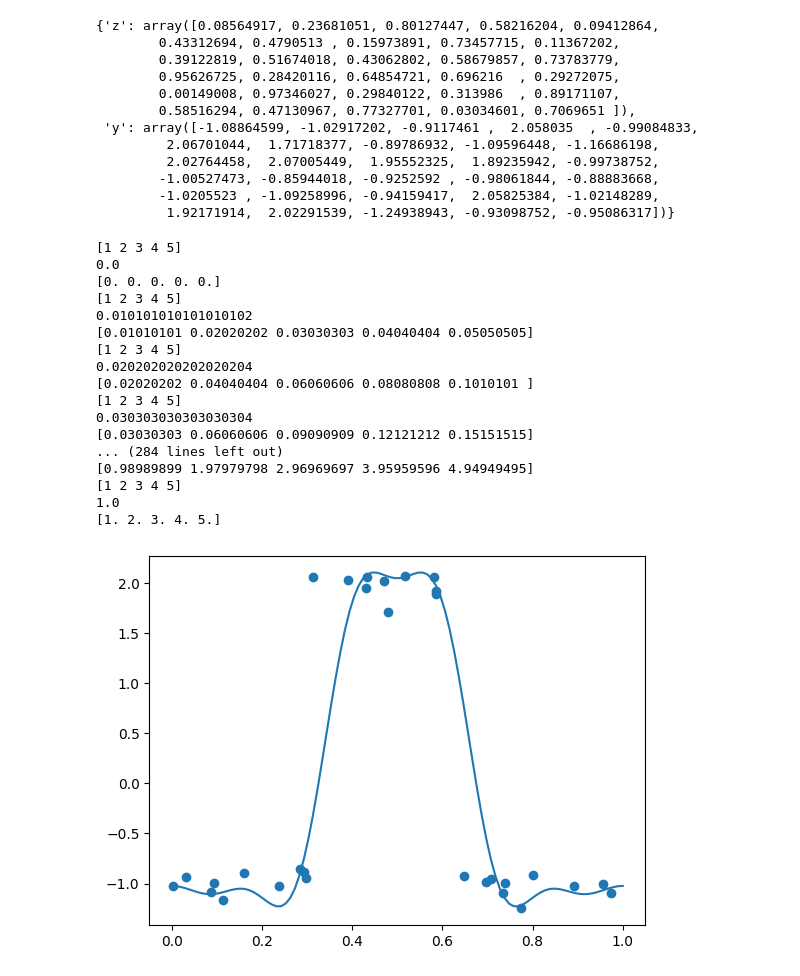
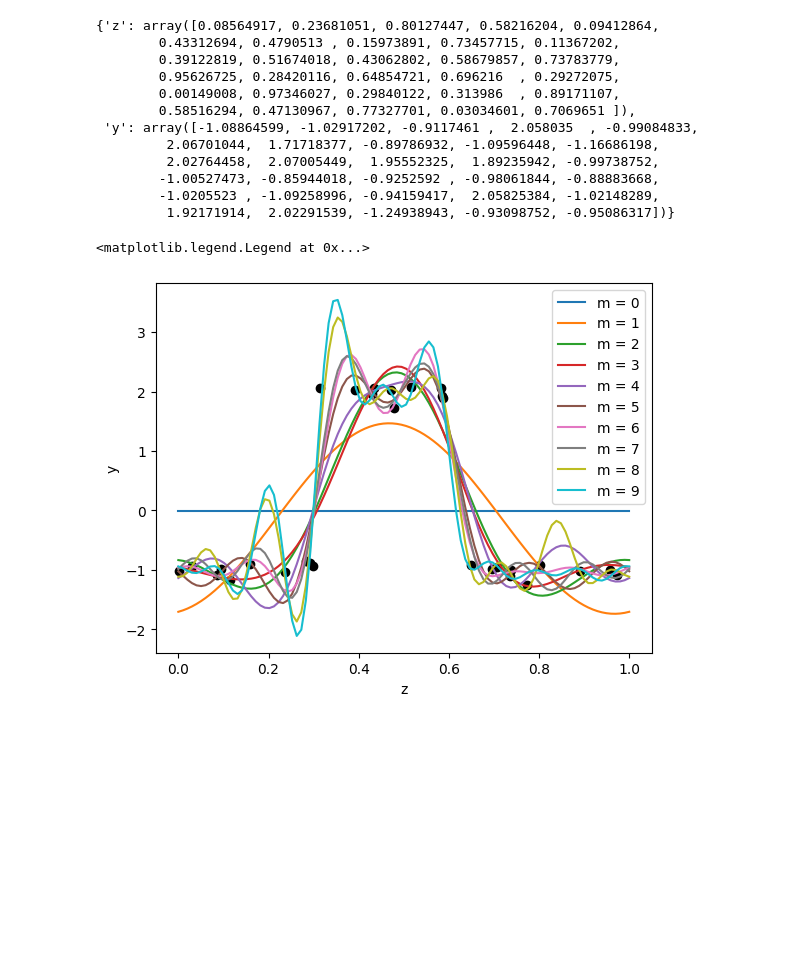
Before and after one commit to glianx/cs371, a Jupyter notebook: hw2/hw2.ipynb, the cells around one changed output. Drawn from its saved outputs; the diff is of its cells as text; code cells hidden in the pictures; blank space fills up the shorter version.

```diff
--- a/hw2/hw2.ipynb
+++ b/hw2/hw2.ipynb
@@ -197,35 +191,21 @@ import matplotlib.pyplot as plt
 def h(z, b, c, s):
     m = len(c)
     k = np.arange(1,m+1)
-    return b + np.dot(c, np.cos(2*np.pi* k * z)) + np.dot(s, np.cos(2*np.pi* k * z))
+    return b + np.dot(c, np.cos(2*np.pi* k * z)) + np.dot(s, np.sin(2*np.pi* k * z))
 # %%
 fig, ax = plt.subplots()
-ax.scatter(z,y)
-
-b,c,s = fit_h(z, y, 5)
-# h(z[0],b,c,s)
+ax.scatter(z,y, color="black")
 
 Z = np.linspace(0, 1, 100)
-Y = np.array([h(z,b,c,s) for z in Z])
-ax.plot(Z,Y)
+# for m in range(10):
+for m in range(10):
+    b,c,s = fit_h(z, y, m)
+    Y = [h(z,b,c,s) for z in Z]
+    ax.plot(Z,Y,label=f"m = {m}")
 
-fig.show()
+ax.set_xlabel("z")
+ax.set_ylabel("y")
+ax.legend()
 # %% [output]
-[1 2 3 4 5]
-0.0
-[0. 0. 0. 0. 0.]
-[1 2 3 4 5]
-0.010101010101010102
-[0.01010101 0.02020202 0.03030303 0.04040404 0.05050505]
-[1 2 3 4 5]
-0.020202020202020204
-[0.02020202 0.04040404 0.06060606 0.08080808 0.1010101 ]
-[1 2 3 4 5]
-0.030303030303030304
-[0.03030303 0.06060606 0.09090909 0.12121212 0.15151515]
-... (284 lines left out)
-[0.98989899 1.97979798 2.96969697 3.95959596 4.94949495]
-[1 2 3 4 5]
-1.0
-[1. 2. 3. 4. 5.]
+<matplotlib.legend.Legend at 0x...>
-[figure, old version]
+[figure, new version]
```
Also changed, not shown: parts of 4 cells of this notebook.
